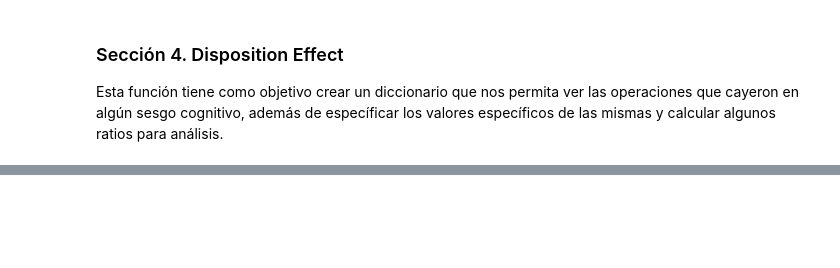
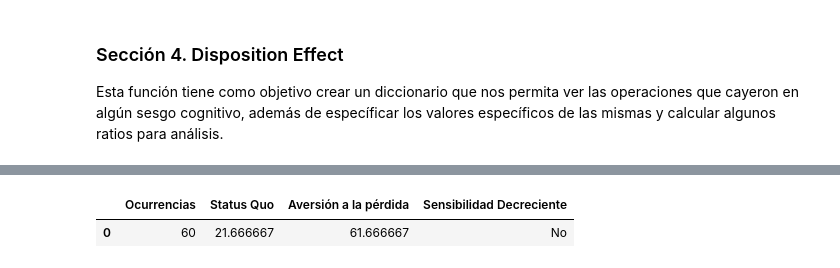
Before and after one commit to alecortees22/LAB_2_ACS, a Jupyter notebook: LAB_2_ACS.ipynb, the cells around one changed output, grey strips where cells are left out. Saved outputs shown, nothing was run; the diff lists cells and outputs as text; code cells hidden in the pictures; blank space fills up the shorter version.

```diff
--- a/LAB_2_ACS.ipynb
+++ b/LAB_2_ACS.ipynb
@@ -287,0 +291,5 @@ See the caveats in the documentation: http://pandas.pydata.org/pandas-docs/stabl
+# %%
+seg_cog['Resultados']
+# %% [output]
+|  | Ocurrencias | Status Quo | Aversión a la pérdida | Sensibilidad Decreciente |
+| 0 | 60 | 21.666667 | 61.666667 | No |
```
Also changed, not shown: parts of 10 cells of this notebook, 3 other files.
